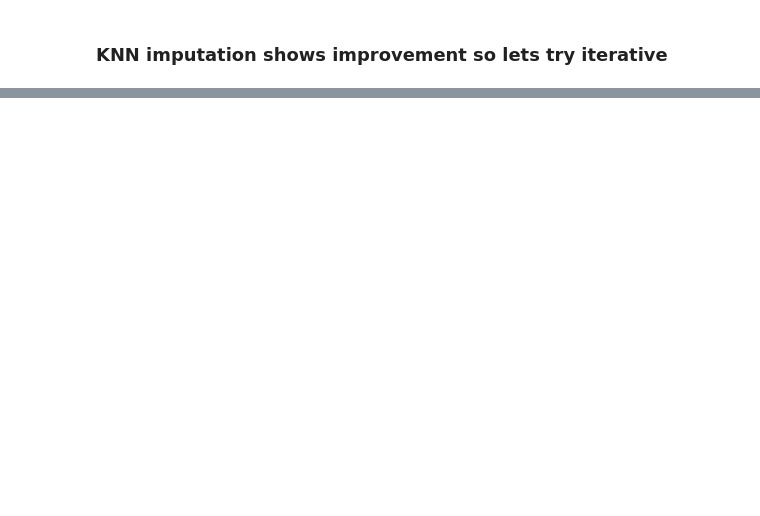
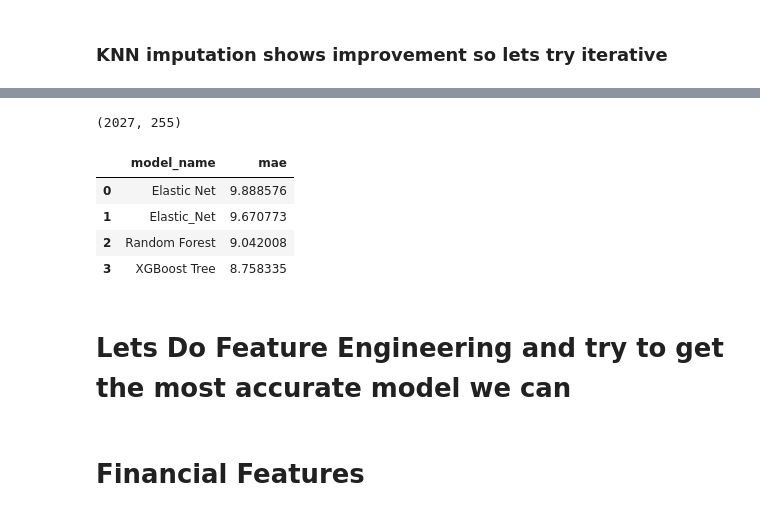
Before and after one commit to robcamp-code/DataSciencePortfolio, a Jupyter notebook: GradRates/Modeling and Optimization.ipynb, the cells around one changed output, grey strips where cells are left out. Cells and saved outputs as stored; diff of their text form; code cells hidden in the pictures; blank space fills up the shorter version.

```diff
--- a/GradRates/Modeling and Optimization.ipynb
+++ b/GradRates/Modeling and Optimization.ipynb
@@ -373,0 +220,12 @@ pd.DataFrame(model_log)
+# %%
+# Reset Current Model
+xgb_model = copy.deepcopy(model_log[0]["model"])
+# %%
+# update Pipeline
+params = {
+    "objective": "reg:squarederror",
+    "booster": "gbtree",
+    "learning_rate": 0.1,
+    "subsample": 1.0,
+    "min_child_weight": 1
+} # hyperparameters for XGBoost
@@ -373,0 +252,20 @@ pd.DataFrame(model_log)
+# %%
+X_black.shape
+# %% [output]
+(2027, 255)
+# %%
+#train and record
+logger.train_update(xgb_model, X_black, y_black, "_black")
+logger.train_update(xgb_model, X, y)
+logger.save_log("XGBoost with no imputation")
+model_log.append(logger.record())
+# %%
+pd.DataFrame(model_log)[["model_name", "mae"]]
+# %% [output]
+|  | model_name | mae |
+| 0 | Elastic Net | 9.888576 |
+| 1 | Elastic_Net | 9.670773 |
+| 2 | Random Forest | 9.042008 |
+| 3 | XGBoost Tree | 8.758335 |
+# %% [markdown]
+# Lets Do Feature Engineering and try to get the most accurate model we can
@@ -373,0 +279,2 @@ pd.DataFrame(model_log)
+# %% [markdown]
+# Financial Features
```
Also changed, not shown: parts of 88 cells of this notebook, 5 other files.
